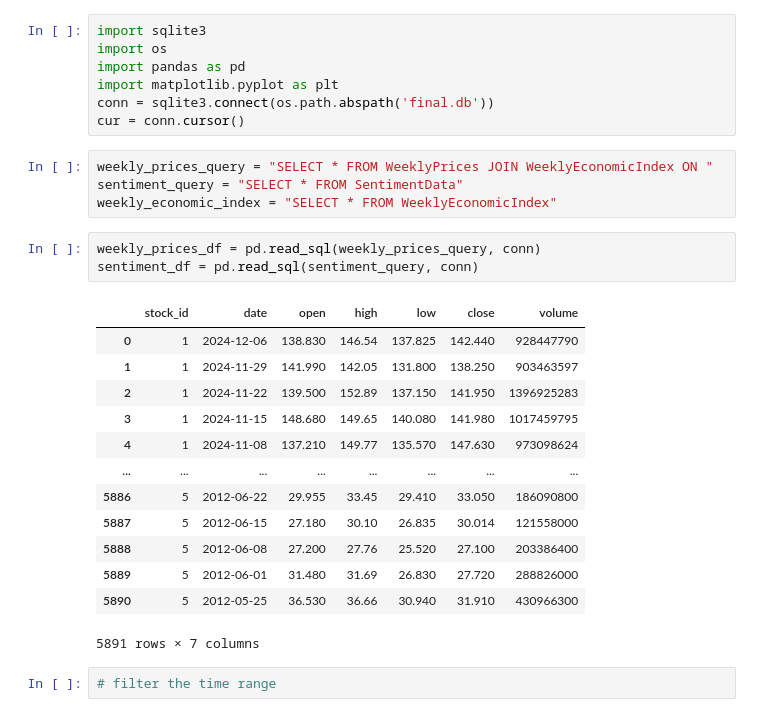
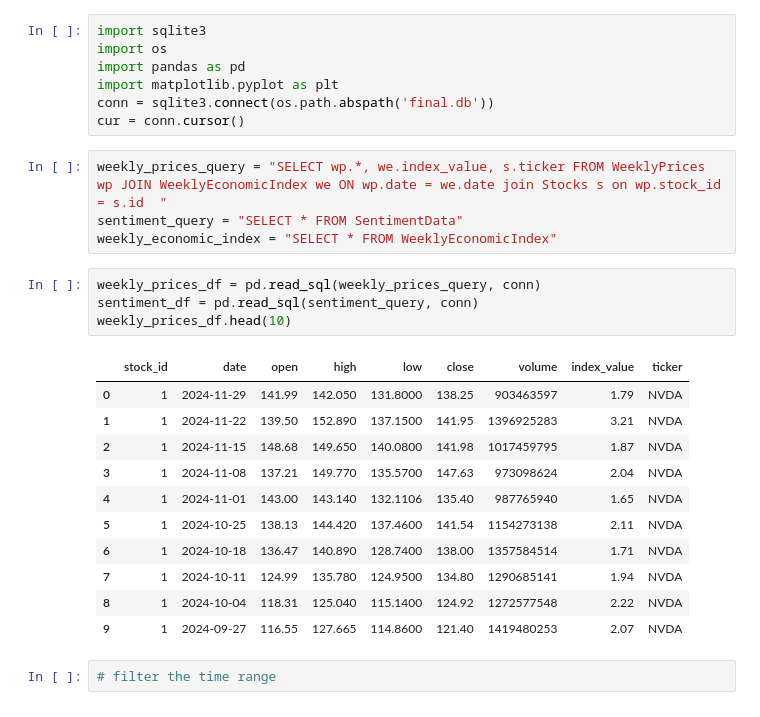
Before and after one commit to nicklo0531/si206_final_project, a Jupyter notebook: FINAL/visualization.ipynb, the cells around one changed output. Saved outputs shown, nothing was run; the diff lists cells and outputs as text.

```diff
--- a/FINAL/visualization.ipynb
+++ b/FINAL/visualization.ipynb
@@ -6,26 +6,25 @@ import matplotlib.pyplot as plt
 conn = sqlite3.connect(os.path.abspath('final.db'))
 cur = conn.cursor()
 # %%
-weekly_prices_query = "SELECT * FROM WeeklyPrices JOIN WeeklyEconomicIndex ON "
+weekly_prices_query = "SELECT wp.*, we.index_value, s.ticker FROM WeeklyPrices wp JOIN WeeklyEconomicIndex we ON wp.date = we.date join Stocks s on wp.stock_id = s.id  "
 sentiment_query = "SELECT * FROM SentimentData"
 weekly_economic_index = "SELECT * FROM WeeklyEconomicIndex"
 # %%
 weekly_prices_df = pd.read_sql(weekly_prices_query, conn)
 sentiment_df = pd.read_sql(sentiment_query, conn)
+weekly_prices_df.head(10)
 # %% [output]
-|  | stock_id | date | open | high | low | close | volume |
-| 0 | 1 | 2024-12-06 | 138.830 | 146.54 | 137.825 | 142.440 | 928447790 |
-| 1 | 1 | 2024-11-29 | 141.990 | 142.05 | 131.800 | 138.250 | 903463597 |
-| 2 | 1 | 2024-11-22 | 139.500 | 152.89 | 137.150 | 141.950 | 1396925283 |
-| 3 | 1 | 2024-11-15 | 148.680 | 149.65 | 140.080 | 141.980 | 1017459795 |
-| 4 | 1 | 2024-11-08 | 137.210 | 149.77 | 135.570 | 147.630 | 973098624 |
-| ... | ... | ... | ... | ... | ... | ... | ... |
-| 5886 | 5 | 2012-06-22 | 29.955 | 33.45 | 29.410 | 33.050 | 186090800 |
-| 5887 | 5 | 2012-06-15 | 27.180 | 30.10 | 26.835 | 30.014 | 121558000 |
-| 5888 | 5 | 2012-06-08 | 27.200 | 27.76 | 25.520 | 27.100 | 203386400 |
-| 5889 | 5 | 2012-06-01 | 31.480 | 31.69 | 26.830 | 27.720 | 288826000 |
-| 5890 | 5 | 2012-05-25 | 36.530 | 36.66 | 30.940 | 31.910 | 430966300 |
+|  | stock_id | date | open | high | low | close | volume | index_value | ticker |
+| 0 | 1 | 2024-11-29 | 141.99 | 142.050 | 131.8000 | 138.25 | 903463597 | 1.79 | NVDA |
+| 1 | 1 | 2024-11-22 | 139.50 | 152.890 | 137.1500 | 141.95 | 1396925283 | 3.21 | NVDA |
+| 2 | 1 | 2024-11-15 | 148.68 | 149.650 | 140.0800 | 141.98 | 1017459795 | 1.87 | NVDA |
+| 3 | 1 | 2024-11-08 | 137.21 | 149.770 | 135.5700 | 147.63 | 973098624 | 2.04 | NVDA |
+| 4 | 1 | 2024-11-01 | 143.00 | 143.140 | 132.1106 | 135.40 | 987765940 | 1.65 | NVDA |
+| 5 | 1 | 2024-10-25 | 138.13 | 144.420 | 137.4600 | 141.54 | 1154273138 | 2.11 | NVDA |
+| 6 | 1 | 2024-10-18 | 136.47 | 140.890 | 128.7400 | 138.00 | 1357584514 | 1.71 | NVDA |
+| 7 | 1 | 2024-10-11 | 124.99 | 135.780 | 124.9500 | 134.80 | 1290685141 | 1.94 | NVDA |
+| 8 | 1 | 2024-10-04 | 118.31 | 125.040 | 115.1400 | 124.92 | 1272577548 | 2.22 | NVDA |
+| 9 | 1 | 2024-09-27 | 116.55 | 127.665 | 114.8600 | 121.40 | 1419480253 | 2.07 | NVDA |
-5891 rows × 7 columns
 # %%
 # filter the time range
 # %%
```
Also changed, not shown: 1 other file.
